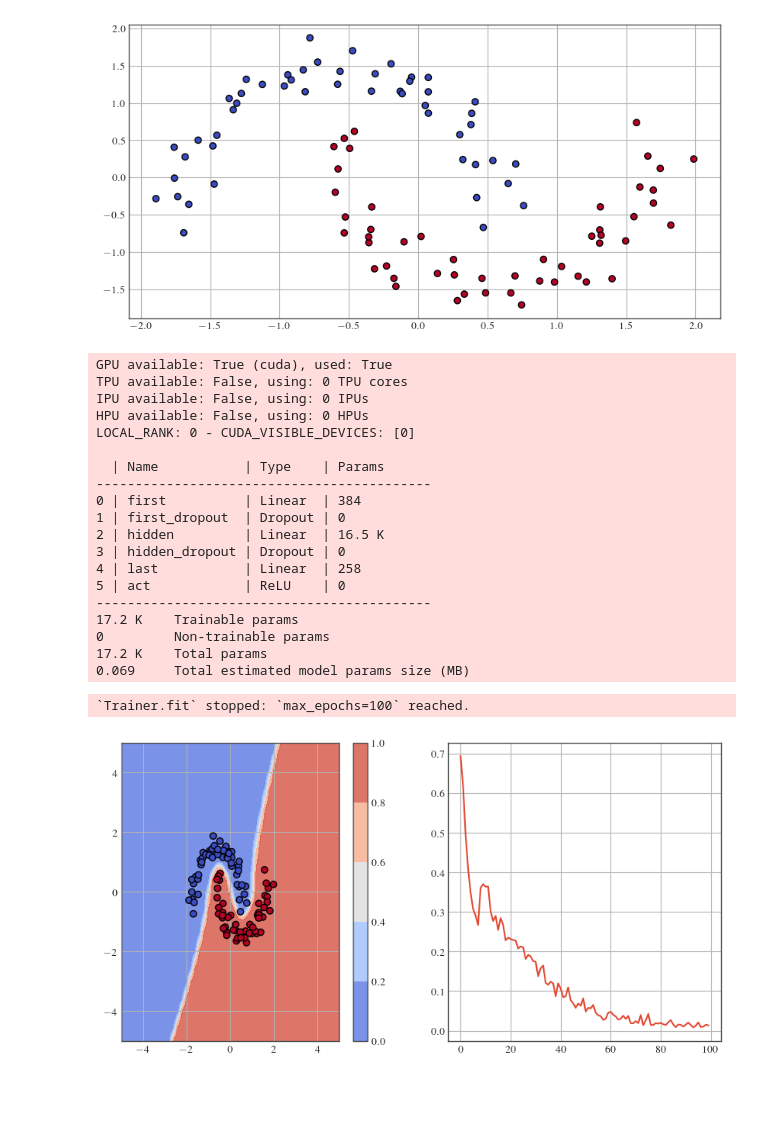
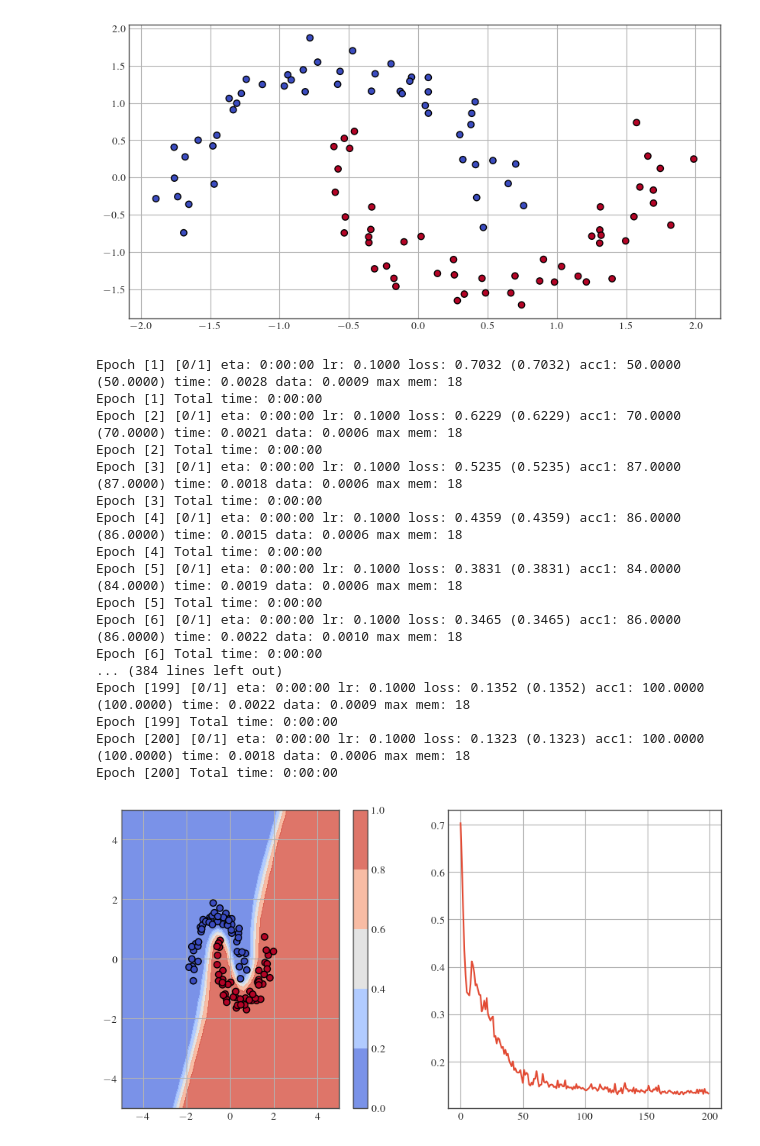
Before and after one commit to dhuseljic/dal-toolbox, a Jupyter notebook: notebooks/uncertainty/deterministic.ipynb, the cells around one changed output. Saved outputs shown, nothing was run; the diff lists cells and outputs as text; code cells hidden in the pictures; blank space fills up the shorter version.

```diff
--- a/notebooks/uncertainty/deterministic.ipynb
+++ b/notebooks/uncertainty/deterministic.ipynb
@@ -77,41 +76,45 @@ def plot_contour(model, domain=5, ax=None):
 # %%
 num_epochs = 100
 torch.manual_seed(0)
 train_loader = torch.utils.data.DataLoader(train_ds, batch_size=128, shuffle=True)
 
+#model = Model()
+# history = MetricsHistory()
+# trainer = L.Trainer(max_epochs=num_epochs, callbacks=[history])
+# trainer.fit(model, train_loader)
 
 model = Model()
-history = MetricsHistory()
-trainer = L.Trainer(max_epochs=num_epochs, callbacks=[history])
-trainer.fit(model, train_loader)
+trainer = DeterministicTrainer(
+    model=model,
+    criterion=nn.CrossEntropyLoss(label_smoothing=0.05),
+    optimizer=model.configure_optimizers(),
+)
+history = trainer.fit(train_loader)
 
 model.eval()
 plt.figure(figsize=(10, 5))
 plt.subplot(121)
 plt.scatter(X[:, 0], X[:, 1], c=y)
 plot_contour(model)
 plt.subplot(122)
-plt.plot([h['loss'] for h in history])
+plt.plot([h['train_loss'] for h in history['train_history']])
 plt.show()
 # %% [output]
-GPU available: True (cuda), used: True
-TPU available: False, using: 0 TPU cores
-IPU available: False, using: 0 IPUs
-HPU available: False, using: 0 HPUs
-LOCAL_RANK: 0 - CUDA_VISIBLE_DEVICES: [0]
-
-  | Name           | Type    | Params
--------------------------------------------
-0 | first          | Linear  | 384
-1 | first_dropout  | Dropout | 0
-2 | hidden         | Linear  | 16.5 K
-3 | hidden_dropout | Dropout | 0
-4 | last           | Linear  | 258
-5 | act            | ReLU    | 0
--------------------------------------------
-17.2 K    Trainable params
-0         Non-trainable params
-17.2 K    Total params
-0.069     Total estimated model params size (MB)
+Epoch [1] [0/1] eta: 0:00:00 lr: 0.1000 loss: 0.7032 (0.7032) acc1: 50.0000 (50.0000) time: 0.0028 data: 0.0009 max mem: 18
+Epoch [1] Total time: 0:00:00
+Epoch [2] [0/1] eta: 0:00:00 lr: 0.1000 loss: 0.6229 (0.6229) acc1: 70.0000 (70.0000) time: 0.0021 data: 0.0006 max mem: 18
+Epoch [2] Total time: 0:00:00
+Epoch [3] [0/1] eta: 0:00:00 lr: 0.1000 loss: 0.5235 (0.5235) acc1: 87.0000 (87.0000) time: 0.0018 data: 0.0006 max mem: 18
+Epoch [3] Total time: 0:00:00
+Epoch [4] [0/1] eta: 0:00:00 lr: 0.1000 loss: 0.4359 (0.4359) acc1: 86.0000 (86.0000) time: 0.0015 data: 0.0006 max mem: 18
+Epoch [4] Total time: 0:00:00
+Epoch [5] [0/1] eta: 0:00:00 lr: 0.1000 loss: 0.3831 (0.3831) acc1: 84.0000 (84.0000) time: 0.0019 data: 0.0006 max mem: 18
+Epoch [5] Total time: 0:00:00
+Epoch [6] [0/1] eta: 0:00:00 lr: 0.1000 loss: 0.3465 (0.3465) acc1: 86.0000 (86.0000) time: 0.0022 data: 0.0010 max mem: 18
+Epoch [6] Total time: 0:00:00
+... (384 lines left out)
+Epoch [199] [0/1] eta: 0:00:00 lr: 0.1000 loss: 0.1352 (0.1352) acc1: 100.0000 (100.0000) time: 0.0022 data: 0.0009 max mem: 18
+Epoch [199] Total time: 0:00:00
+Epoch [200] [0/1] eta: 0:00:00 lr: 0.1000 loss: 0.1323 (0.1323) acc1: 100.0000 (100.0000) time: 0.0018 data: 0.0006 max mem: 18
+Epoch [200] Total time: 0:00:00
-`Trainer.fit` stopped: `max_epochs=100` reached.
-[figure, old version]
+[figure, new version]
```
Also changed, not shown: parts of 1 cell of this notebook, 4 other files.
